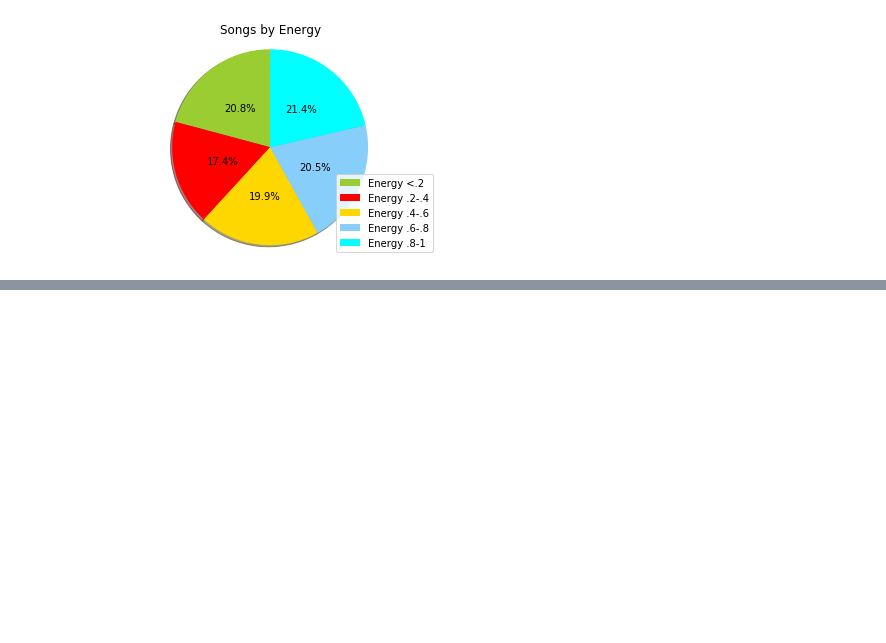
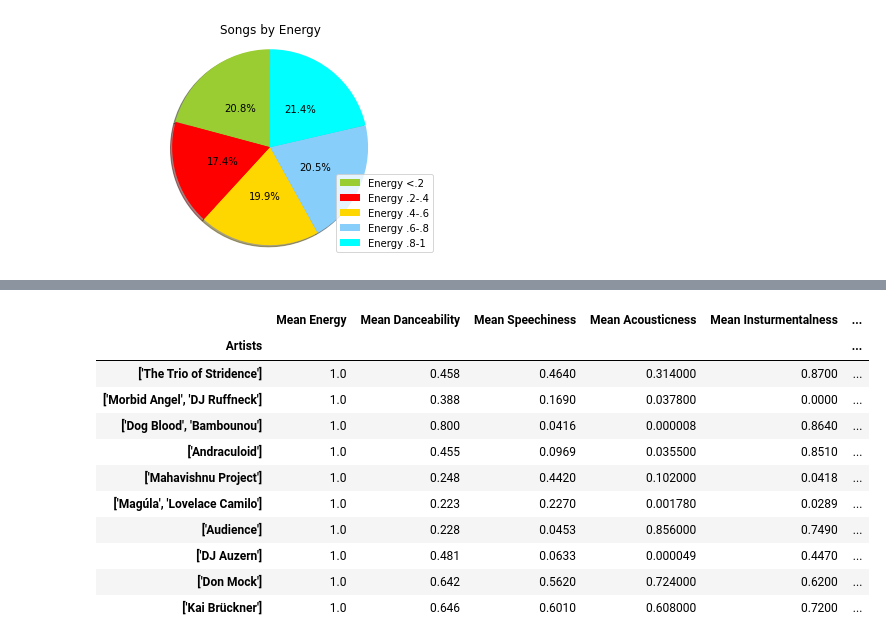
Before and after one commit to Erink8/Project1, a Jupyter notebook: track data - binned-energy.ipynb, the cells around one changed output, grey strips where cells are left out. Cells and saved outputs as stored; diff of their text form; code cells hidden in the pictures; blank space fills up the shorter version.

```diff
--- a/track data - binned-energy.ipynb
+++ b/track data - binned-energy.ipynb
@@ -204,3 +204,22 @@ plt.savefig("Images/energy-pie.png")
 plt.show()
 # %% [output]
 [figure]
+# %%
+sampled_data_by_mean_energy = renamed_track_data_columns.groupby(["Artists"]).mean()["Energy"]
+sampled_data_by_mean_danceability = renamed_track_data_columns.groupby(["Artists"]).mean()["Danceability"]
+sampled_data_by_mean_speechiness = renamed_track_data_columns.groupby(["Artists"]).mean()["Speechiness"]
+sampled_data_by_mean_acousticness = renamed_track_data_columns.groupby(["Artists"]).mean()["Acousticness"]
+sampled_data_by_mean_instrumentalness = renamed_track_data_columns.groupby(["Artists"]).mean()["Instrumentalness"]
+sampled_data_by_mean_liveness = renamed_track_data_columns.groupby(["Artists"]).mean()["Liveness"]
+sampled_data_by_mean_valence = renamed_track_data_columns.groupby(["Artists"]).mean()["Valence"]
+sampled_data_by_mean_tempo = renamed_track_data_columns.groupby(["Artists"]).mean()["Tempo"]
+# %%
+summary_by_artist = pd.DataFrame({"Mean Energy": sampled_data_by_mean_energy,
+                                 "Mean Danceability": sampled_data_by_mean_danceability,
+                                 "Mean Speechiness": sampled_data_by_mean_speechiness,
+                                 "Mean Acousticness": sampled_data_by_mean_acousticness,
+                                 "Mean Insturmentalness": sampled_data_by_mean_instrumentalness,
+                                 "Mean Liveness": sampled_data_by_mean_liveness,
+                                 "Mean Valence": sampled_data_by_mean_valence,
+                                 "Mean Tempo": sampled_data_by_mean_tempo})
+summary_by_artist.head()
@@ -206,0 +234,16 @@ plt.show()
+# %%
+top_ten_energy = summary_by_artist.sort_values(["Mean Energy"], ascending=False)
+top_ten_energy.head(10)
+# %% [output]
+|  | Mean Energy | Mean Danceability | Mean Speechiness | Mean Acousticness | Mean Insturmentalness | ... |
+| Artists |  |  |  |  |  | ... |
+| ['The Trio of Stridence'] | 1.0 | 0.458 | 0.4640 | 0.314000 | 0.8700 | ... |
+| ['Morbid Angel', 'DJ Ruffneck'] | 1.0 | 0.388 | 0.1690 | 0.037800 | 0.0000 | ... |
+| ['Dog Blood', 'Bambounou'] | 1.0 | 0.800 | 0.0416 | 0.000008 | 0.8640 | ... |
+| ['Andraculoid'] | 1.0 | 0.455 | 0.0969 | 0.035500 | 0.8510 | ... |
+| ['Mahavishnu Project'] | 1.0 | 0.248 | 0.4420 | 0.102000 | 0.0418 | ... |
+| ['Magúla', 'Lovelace Camilo'] | 1.0 | 0.223 | 0.2270 | 0.001780 | 0.0289 | ... |
+| ['Audience'] | 1.0 | 0.228 | 0.0453 | 0.856000 | 0.7490 | ... |
+| ['DJ Auzern'] | 1.0 | 0.481 | 0.0633 | 0.000049 | 0.4470 | ... |
+| ['Don Mock'] | 1.0 | 0.642 | 0.5620 | 0.724000 | 0.6200 | ... |
+| ['Kai Brückner'] | 1.0 | 0.646 | 0.6010 | 0.608000 | 0.7200 | ... |
```
Also changed, not shown: parts of 15 cells of this notebook.
